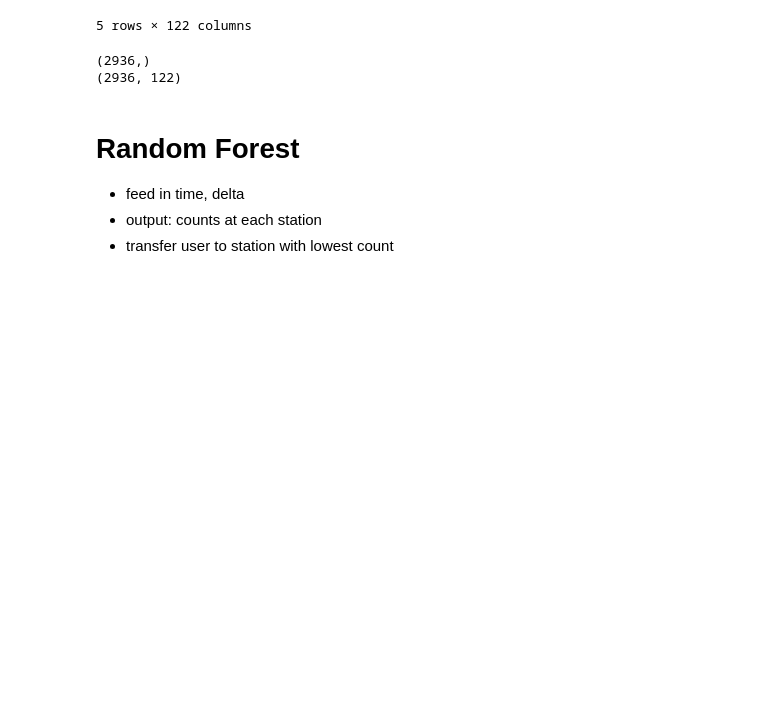
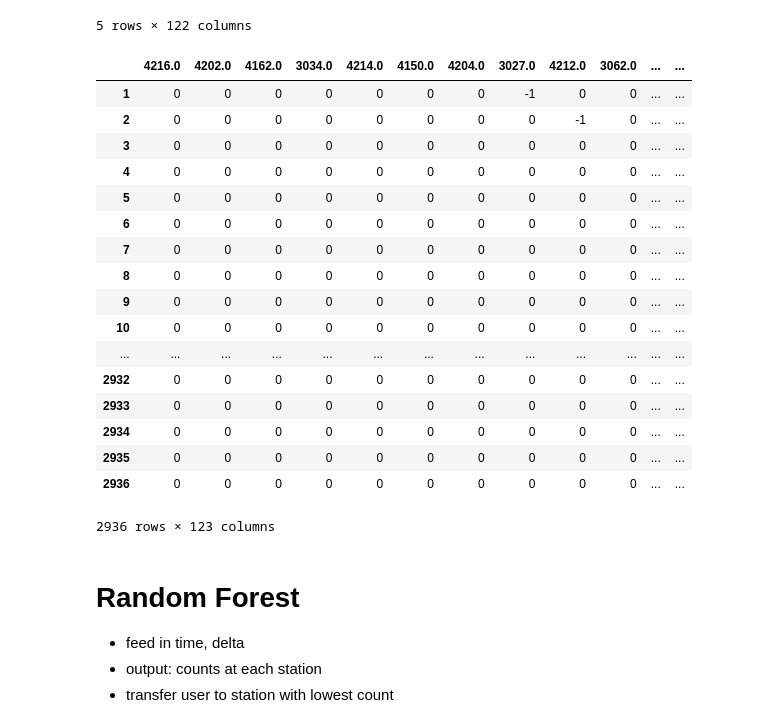
Before and after one commit to charlesyu108/cs5152-bike-share, a Jupyter notebook: sim/bike_station_load_predictor.ipynb, the cells around one changed output. Cells and saved outputs as stored; diff of their text form; code cells hidden in the pictures; blank space fills up the shorter version.

```diff
--- a/sim/bike_station_load_predictor.ipynb
+++ b/sim/bike_station_load_predictor.ipynb
@@ -204,22 +204,36 @@ delta_df.to_csv('delta.csv')
 # %%
 # x: data points + time
 # y: station with lowest
 df = pd.read_csv('delta.csv')
 df = df.drop(['Unnamed: 0', 'Unnamed: 0.1'], axis=1)
 stations = df.drop(['time'], axis=1)
 stations = stations.idxmin(axis=1)
-stations = stations.drop(stations.tail(1).index)
-stations = stations.drop(stations.head(1).index)
+stations = stations.drop(stations.tail(0).index)
+stations = stations.drop(stations.head(0).index)
 
-print(stations.shape)
 df = df.drop(stations.tail(1).index)
 df = df.drop(stations.head(1).index)
-print(df.shape)
-# df = pd.concat([df, stations], axis=1)
-# df
+df['label'] = stations
+df
 # %% [output]
+|  | 4216.0 | 4202.0 | 4162.0 | 3034.0 | 4214.0 | 4150.0 | 4204.0 | 3027.0 | 4212.0 | 3062.0 | ... | ... |
+| 1 | 0 | 0 | 0 | 0 | 0 | 0 | 0 | -1 | 0 | 0 | ... | ... |
+| 2 | 0 | 0 | 0 | 0 | 0 | 0 | 0 | 0 | -1 | 0 | ... | ... |
+| 3 | 0 | 0 | 0 | 0 | 0 | 0 | 0 | 0 | 0 | 0 | ... | ... |
+| 4 | 0 | 0 | 0 | 0 | 0 | 0 | 0 | 0 | 0 | 0 | ... | ... |
+| 5 | 0 | 0 | 0 | 0 | 0 | 0 | 0 | 0 | 0 | 0 | ... | ... |
+| 6 | 0 | 0 | 0 | 0 | 0 | 0 | 0 | 0 | 0 | 0 | ... | ... |
+| 7 | 0 | 0 | 0 | 0 | 0 | 0 | 0 | 0 | 0 | 0 | ... | ... |
+| 8 | 0 | 0 | 0 | 0 | 0 | 0 | 0 | 0 | 0 | 0 | ... | ... |
+| 9 | 0 | 0 | 0 | 0 | 0 | 0 | 0 | 0 | 0 | 0 | ... | ... |
+| 10 | 0 | 0 | 0 | 0 | 0 | 0 | 0 | 0 | 0 | 0 | ... | ... |
+| ... | ... | ... | ... | ... | ... | ... | ... | ... | ... | ... | ... | ... |
+| 2932 | 0 | 0 | 0 | 0 | 0 | 0 | 0 | 0 | 0 | 0 | ... | ... |
+| 2933 | 0 | 0 | 0 | 0 | 0 | 0 | 0 | 0 | 0 | 0 | ... | ... |
+| 2934 | 0 | 0 | 0 | 0 | 0 | 0 | 0 | 0 | 0 | 0 | ... | ... |
+| 2935 | 0 | 0 | 0 | 0 | 0 | 0 | 0 | 0 | 0 | 0 | ... | ... |
+| 2936 | 0 | 0 | 0 | 0 | 0 | 0 | 0 | 0 | 0 | 0 | ... | ... |
-(2936,)
-(2936, 122)
+2936 rows × 123 columns
 # %% [markdown]
 # Random Forest
 - feed in time, delta
```
Also changed, not shown: parts of 3 cells of this notebook.
